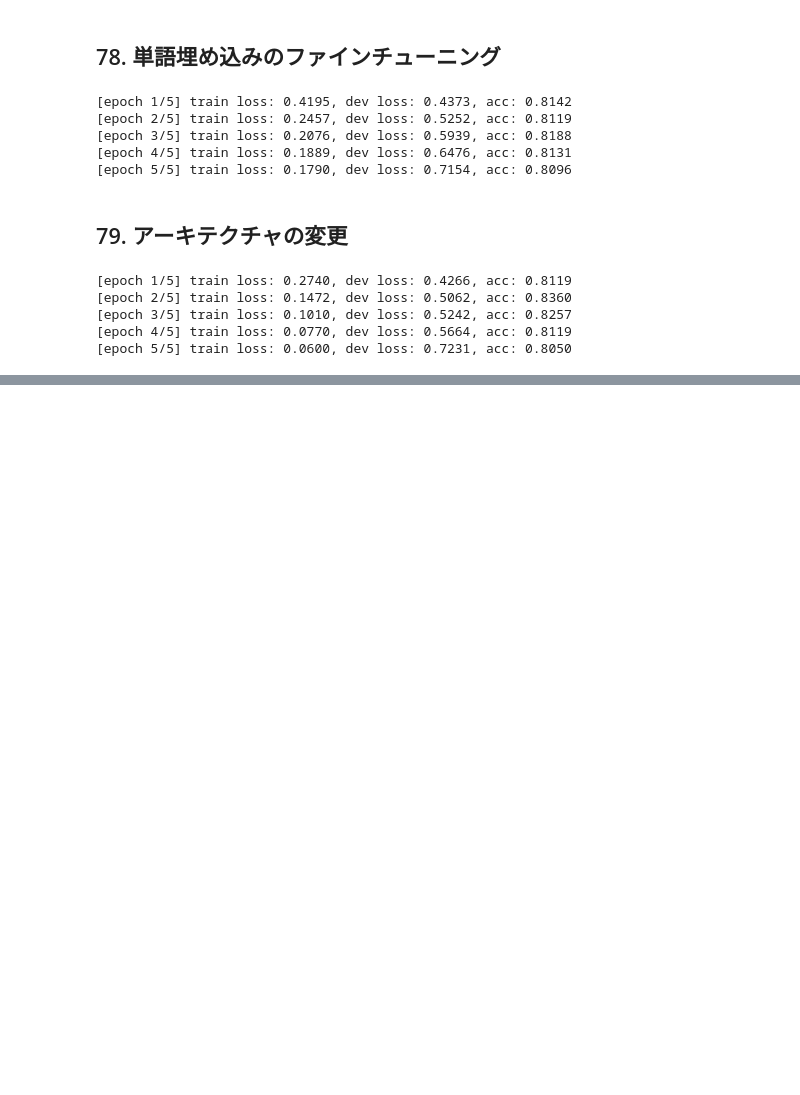
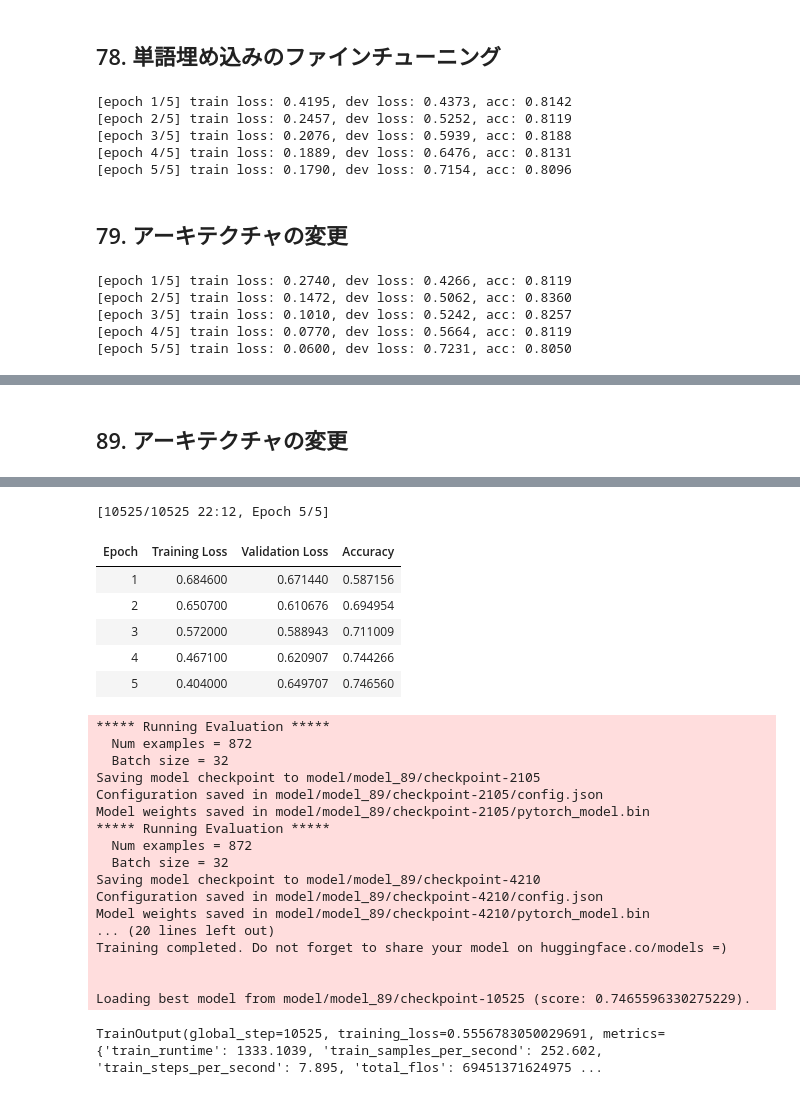
Before and after one commit to j329nish/100knocks, a Jupyter notebook: 100knocks.ipynb, the cells around one changed output, grey strips where cells are left out. Drawn from its saved outputs; the diff is of its cells as text; code cells hidden in the pictures; blank space fills up the shorter version.

```diff
--- a/100knocks.ipynb
+++ b/100knocks.ipynb
@@ -2054,0 +2270,16 @@ torch.save(model, "./model/model_79.pt")
+# %%
+from transformers import BatchEncoding, DataCollatorWithPadding
+
+def preprocess_text_classification(example: dict[str, str | int]) -> BatchEncoding:
+  encoded_example = tokenizer(example["sentence"], padding=True, truncation=True, max_length=512)
+  encoded_example["labels"] = example["label"]
+  return encoded_example
+
+# エンコーディング化
+encoded_train_dataset = train_dataset.map(preprocess_text_classification, remove_columns=train_dataset.column_names)
+encoded_dev_dataset = dev_dataset.map(preprocess_text_classification, remove_columns=dev_dataset.column_names)
+
+# ミニバッチ構築
+data_collator = DataCollatorWithPadding(tokenizer=tokenizer)
+batch_inputs = data_collator(encoded_train_dataset[0:4])
+print({name: tensor.size() for name, tensor in batch_inputs.items()})
@@ -2054,0 +2406,38 @@ torch.save(model, "./model/model_79.pt")
+# %% [markdown]
+## 89. アーキテクチャの変更
+# %%
+model_name = "microsoft/deberta-v3-base"
+tokenizer = AutoTokenizer.from_pretrained(model_name)
+model = AutoModelForSequenceClassification.from_pretrained(model_name, num_labels=2)
+
+training_args = TrainingArguments(
+  output_dir="model/model_89",
+  per_device_train_batch_size=32,
+  per_device_eval_batch_size=32,
+  learning_rate=2e-5,
+  lr_scheduler_type="linear",
+  warmup_ratio=0.1,
+  num_train_epochs=5,
+  save_strategy="epoch",
+  logging_strategy="epoch",
+  evaluation_strategy="epoch",
+  load_best_model_at_end=True,
+  metric_for_best_model="accuracy",
+  fp16=True
+)
+
+def compute_accuracy(eval_pred: tuple[np.ndarray, np.ndarray]) -> dict[str, float]:
+  predictions, labels = eval_pred
+  predictions = np.argmax(predictions, axis=1)
+  return {"accuracy": (predictions == labels).mean()}
+
+trainer = Trainer(
+    model=model,
+    train_dataset=encoded_train_dataset,
+    eval_dataset=encoded_dev_dataset,
+    data_collator=data_collator,
+    args=training_args,
+    compute_metrics=compute_accuracy,
+)
+trainer.train()
+# %% [output]
@@ -2054,0 +2461,25 @@ torch.save(model, "./model/model_79.pt")
+[10525/10525 22:12, Epoch 5/5]
+| Epoch | Training Loss | Validation Loss | Accuracy |
+| 1 | 0.684600 | 0.671440 | 0.587156 |
+| 2 | 0.650700 | 0.610676 | 0.694954 |
+| 3 | 0.572000 | 0.588943 | 0.711009 |
+| 4 | 0.467100 | 0.620907 | 0.744266 |
+| 5 | 0.404000 | 0.649707 | 0.746560 |
+***** Running Evaluation *****
+  Num examples = 872
+  Batch size = 32
+Saving model checkpoint to model/model_89/checkpoint-2105
+Configuration saved in model/model_89/checkpoint-2105/config.json
+Model weights saved in model/model_89/checkpoint-2105/pytorch_model.bin
+***** Running Evaluation *****
+  Num examples = 872
+  Batch size = 32
+Saving model checkpoint to model/model_89/checkpoint-4210
+Configuration saved in model/model_89/checkpoint-4210/config.json
+Model weights saved in model/model_89/checkpoint-4210/pytorch_model.bin
+... (20 lines left out)
+Training completed. Do not forget to share your model on huggingface.co/models =)
+
+
+Loading best model from model/model_89/checkpoint-10525 (score: 0.7465596330275229).
+TrainOutput(global_step=10525, training_loss=0.5556783050029691, metrics={'train_runtime': 1333.1039, 'train_samples_per_second': 252.602, 'train_steps_per_second': 7.895, 'total_flos': 69451371624975 ...
```
Also changed, not shown: parts of 22 cells of this notebook, 1 other file.
